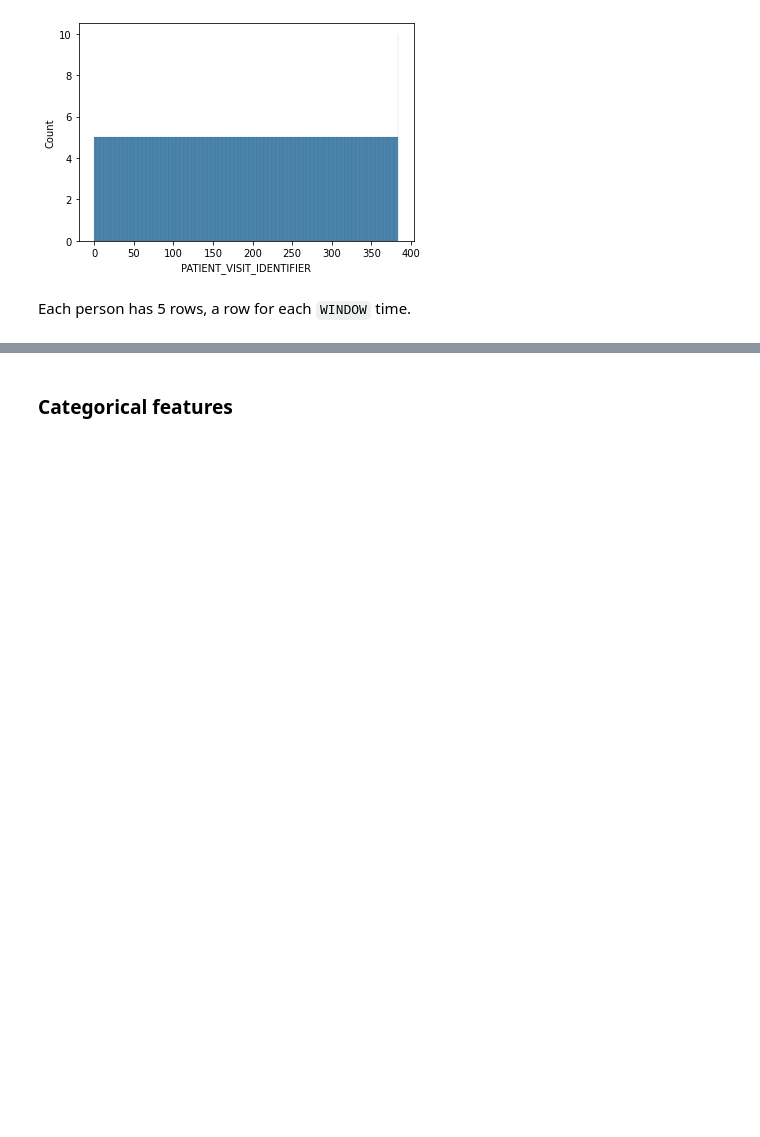
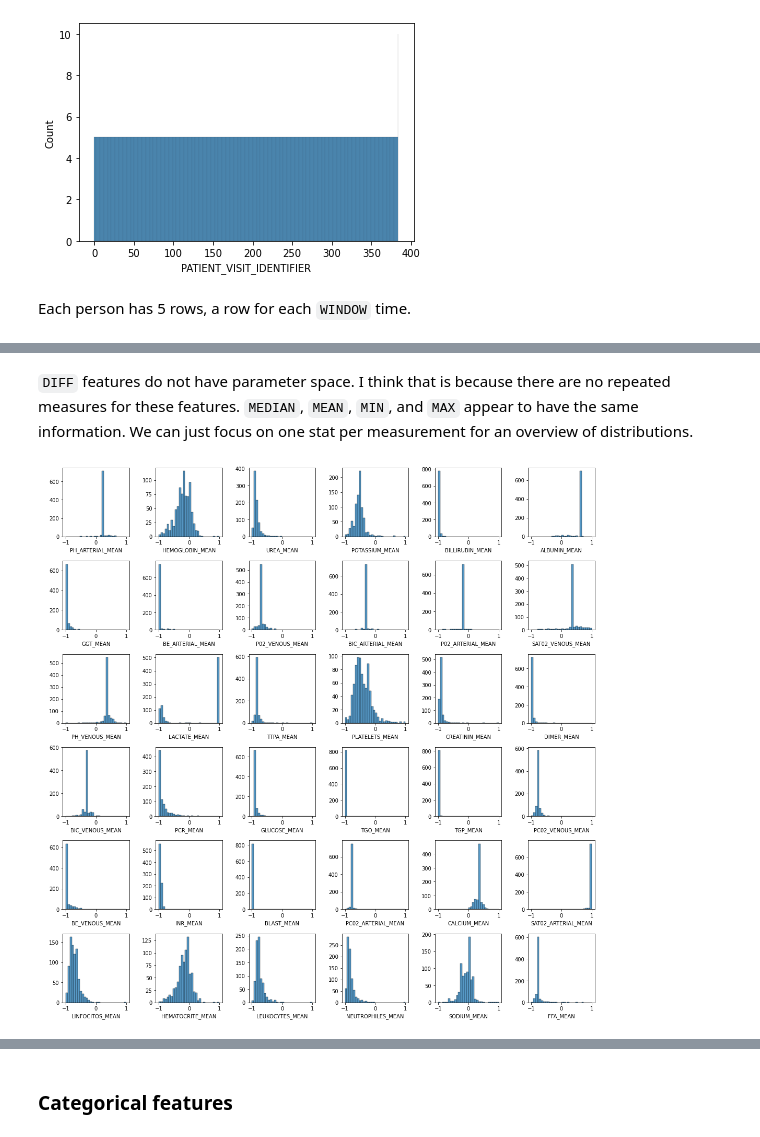
Before and after one commit to ccaiman/covid-capstone, a Jupyter notebook: covid_icu.ipynb, the cells around one changed output, grey strips where cells are left out. Cells and saved outputs as stored; diff of their text form; code cells hidden in the pictures; blank space fills up the shorter version.

```diff
--- a/covid_icu.ipynb
+++ b/covid_icu.ipynb
@@ -75,0 +97,17 @@ num_data[num_data.columns[num_data.columns.str.contains('ALBUMIN')]]
+# %% [markdown]
+`DIFF` features do not have parameter space.
+I think that is because there are no repeated measures for these features.
+`MEDIAN`, `MEAN`, `MIN`, and `MAX` appear to have the same information.
+We can just focus on one stat per measurement for an overview of distributions.
+# %%
+fig, axes = plt.subplots(6, 6, figsize=(15, 15))
+
+mean_biomar_df = biomarkers_df[biomarkers_df.columns[biomarkers_df.columns.str.contains('MEAN')]]
+
+for i in range(0, axes.flatten().shape[0]):
+    sns.histplot(data=mean_biomar_df, x=mean_biomar_df.columns[i], bins=30, ax=axes.flatten()[i])
+    axes.flatten()[i].set_ylabel(' ')
+
+plt.tight_layout()
+# %% [output]
+[figure, added]
```
Also changed, not shown: parts of 16 cells of this notebook.
